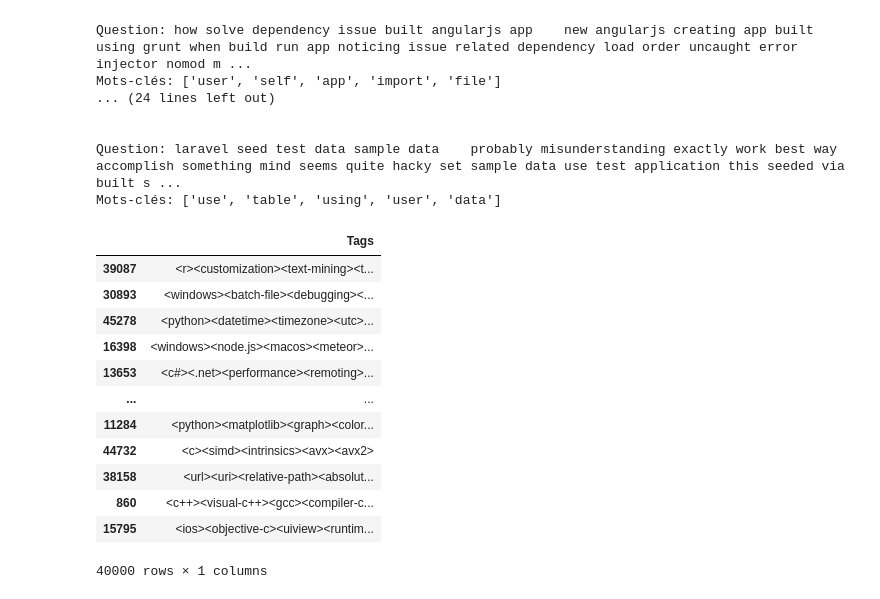
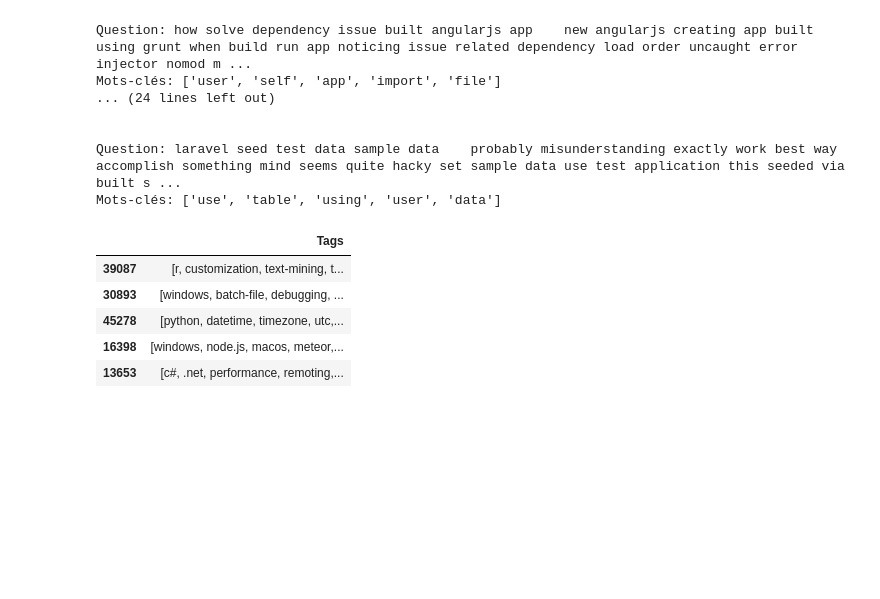
Before and after one commit to ThomasMeb/Classifier_Questions_StackOverflow, a Jupyter notebook: Mebarki_Thomas_2_notebook_test_042023.ipynb, the cells around one changed output. Saved outputs shown, nothing was run; the diff lists cells and outputs as text; code cells hidden in the pictures; blank space fills up the shorter version.

```diff
--- a/Mebarki_Thomas_2_notebook_test_042023.ipynb
+++ b/Mebarki_Thomas_2_notebook_test_042023.ipynb
@@ -704,18 +704,11 @@ Mots-clés: ['user', 'self', 'app', 'import', 'file']
 Question: laravel seed test data sample data    probably misunderstanding exactly work best way accomplish something mind seems quite hacky set sample data use test application this seeded via built s ...
 Mots-clés: ['use', 'table', 'using', 'user', 'data']
 # %%
-y_train
+y_train.head()
 # %% [output]
 |  | Tags |
-| 39087 | <r><customization><text-mining><t... |
-| 30893 | <windows><batch-file><debugging><... |
-| 45278 | <python><datetime><timezone><utc>... |
-| 16398 | <windows><node.js><macos><meteor>... |
-| 13653 | <c#><.net><performance><remoting>... |
-| ... | ... |
-| 11284 | <python><matplotlib><graph><color... |
-| 44732 | <c><simd><intrinsics><avx><avx2> |
-| 38158 | <url><uri><relative-path><absolut... |
-| 860 | <c++><visual-c++><gcc><compiler-c... |
-| 15795 | <ios><objective-c><uiview><runtim... |
+| 39087 | [r, customization, text-mining, t... |
+| 30893 | [windows, batch-file, debugging, ... |
+| 45278 | [python, datetime, timezone, utc,... |
+| 16398 | [windows, node.js, macos, meteor,... |
+| 13653 | [c#, .net, performance, remoting,... |
-40000 rows × 1 columns
```
Also changed, not shown: parts of 1 cell of this notebook.
